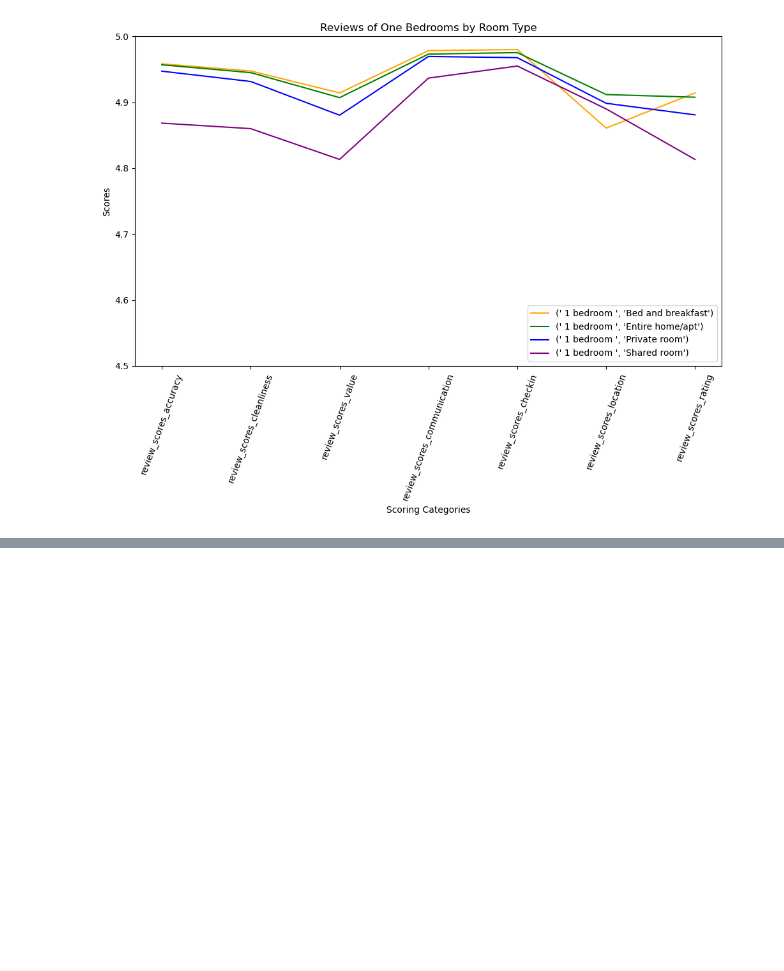
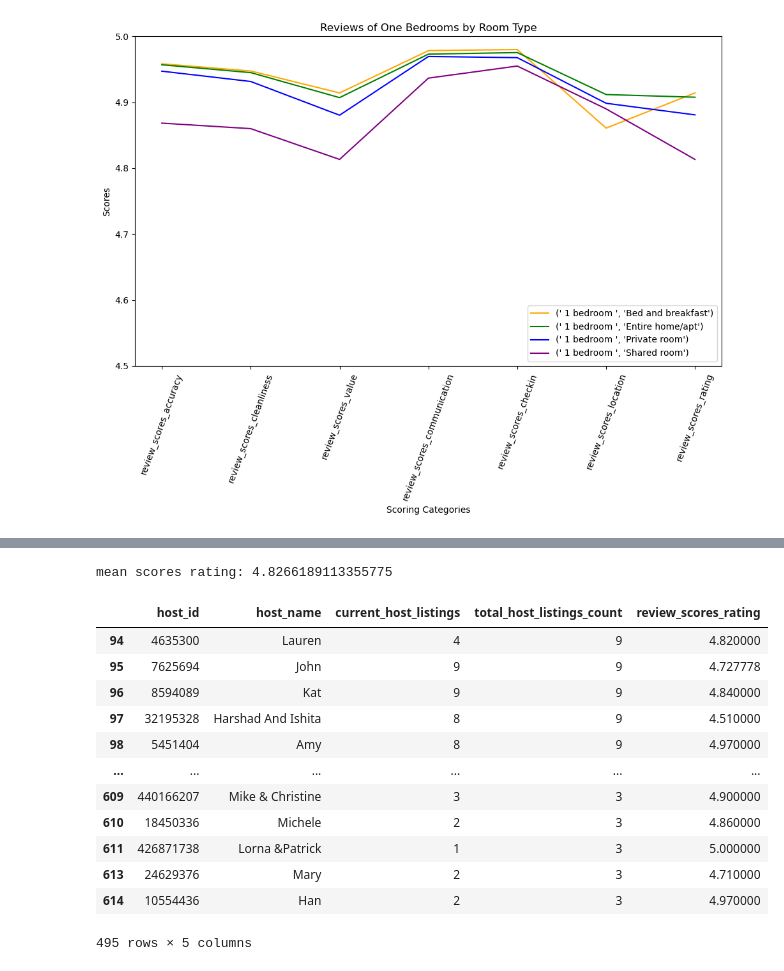
Before and after one commit to twmandel/Data-Project-1, a Jupyter notebook: Ashville_Analysis.ipynb, the cells around one changed output, grey strips where cells are left out. Drawn from its saved outputs; the diff is of its cells as text; code cells hidden in the pictures; blank space fills up the shorter version.

```diff
--- a/Ashville_Analysis.ipynb
+++ b/Ashville_Analysis.ipynb
@@ -683,0 +590,25 @@ TtestResult(statistic=888473887487339.9, pvalue=0.0, df=49.0)
+# %%
+# Calculated Average Score Ratings for Each Host(Host ID) with Total Listings Between 2 and 10
+
+small_host_ratings_dfs = host_ratings_dfs.loc[host_ratings_dfs["total_host_listings_count"] < 10]
+small_host_ratings = small_host_ratings_dfs.loc[small_host_ratings_dfs["total_host_listings_count"] > 2]
+
+#Caclulated mean
+
+print("mean scores rating: " + str(small_host_ratings["review_scores_rating"].mean()))
+small_host_ratings
+# %% [output]
+mean scores rating: 4.8266189113355775
+|  | host_id | host_name | current_host_listings | total_host_listings_count | review_scores_rating |
+| 94 | 4635300 | Lauren | 4 | 9 | 4.820000 |
+| 95 | 7625694 | John | 9 | 9 | 4.727778 |
+| 96 | 8594089 | Kat | 9 | 9 | 4.840000 |
+| 97 | 32195328 | Harshad And Ishita | 8 | 9 | 4.510000 |
+| 98 | 5451404 | Amy | 8 | 9 | 4.970000 |
+| ... | ... | ... | ... | ... | ... |
+| 609 | 440166207 | Mike & Christine | 3 | 3 | 4.900000 |
+| 610 | 18450336 | Michele | 2 | 3 | 4.860000 |
+| 611 | 426871738 | Lorna &Patrick | 1 | 3 | 5.000000 |
+| 613 | 24629376 | Mary | 2 | 3 | 4.710000 |
+| 614 | 10554436 | Han | 2 | 3 | 4.970000 |
+495 rows × 5 columns
```
Also changed, not shown: parts of 37 cells of this notebook, 3 other files.
